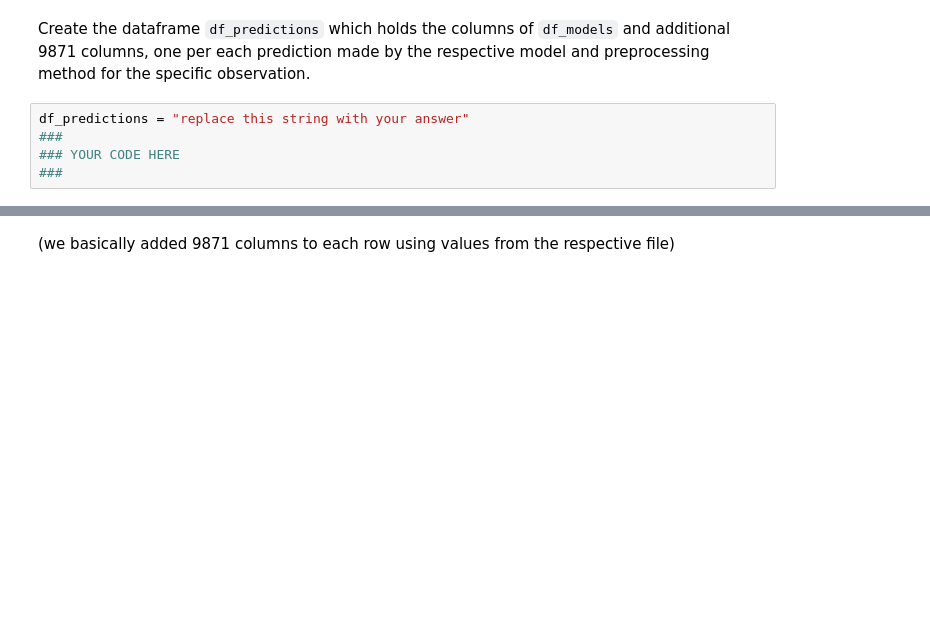
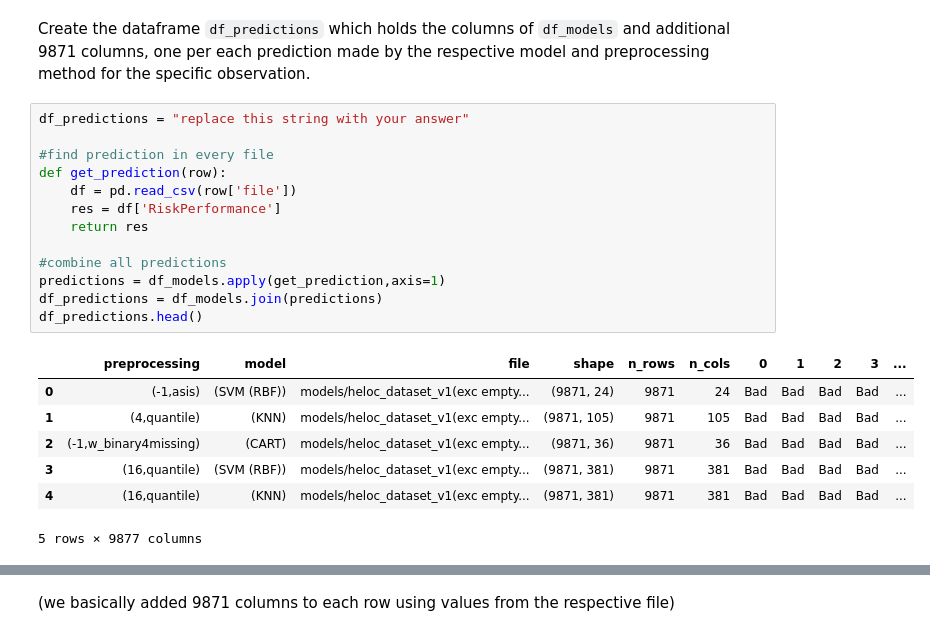
Before and after one commit to MiraculousGu/CIS-432-Predictive-Analysis-Using-Python, a Jupyter notebook: HW 3/Homework3.ipynb, the cells around one changed output, grey strips where cells are left out. Cells and saved outputs as stored; diff of their text form; blank space fills up the shorter version.

```diff
--- a/HW 3/Homework3.ipynb
+++ b/HW 3/Homework3.ipynb
@@ -433,11 +498,27 @@ In what follows, we compare the predictions made by each of these models and pre
 Key takeaway: each files in the folder model contains one columns that is of interest to us called `RiskPerformance`. This column always holds 9871 values and in this question we will compare the columns corresponding to the different files.
 # %% [markdown]
 Create the dataframe `df_predictions` which holds the columns of `df_models` and additional 9871 columns, one per each prediction made by the respective model and preprocessing method for the specific observation.
-# %%
-df_predictions = "replace this string with your answer"
-###
-### YOUR CODE HERE
-###
+# %%
+df_predictions = "replace this string with your answer"
+
+#find prediction in every file
+def get_prediction(row):
+    df = pd.read_csv(row['file'])
+    res = df['RiskPerformance']
+    return res
+
+#combine all predictions
+predictions = df_models.apply(get_prediction,axis=1)
+df_predictions = df_models.join(predictions)
+df_predictions.head()
+# %% [output]
+|  | preprocessing | model | file | shape | n_rows | n_cols | 0 | 1 | 2 | 3 | ... |
+| 0 | (-1,asis) | (SVM (RBF)) | models/heloc_dataset_v1(exc empty... | (9871, 24) | 9871 | 24 | Bad | Bad | Bad | Bad | ... |
+| 1 | (4,quantile) | (KNN) | models/heloc_dataset_v1(exc empty... | (9871, 105) | 9871 | 105 | Bad | Bad | Bad | Bad | ... |
+| 2 | (-1,w_binary4missing) | (CART) | models/heloc_dataset_v1(exc empty... | (9871, 36) | 9871 | 36 | Bad | Bad | Bad | Bad | ... |
+| 3 | (16,quantile) | (SVM (RBF)) | models/heloc_dataset_v1(exc empty... | (9871, 381) | 9871 | 381 | Bad | Bad | Bad | Bad | ... |
+| 4 | (16,quantile) | (KNN) | models/heloc_dataset_v1(exc empty... | (9871, 381) | 9871 | 381 | Bad | Bad | Bad | Bad | ... |
+5 rows × 9877 columns
 # %%
 # Example of the first 5 rows of the output
 ANSWER_KEY['df_predictions'].head()
```
Also changed, not shown: parts of 29 cells of this notebook, 2 other files.
